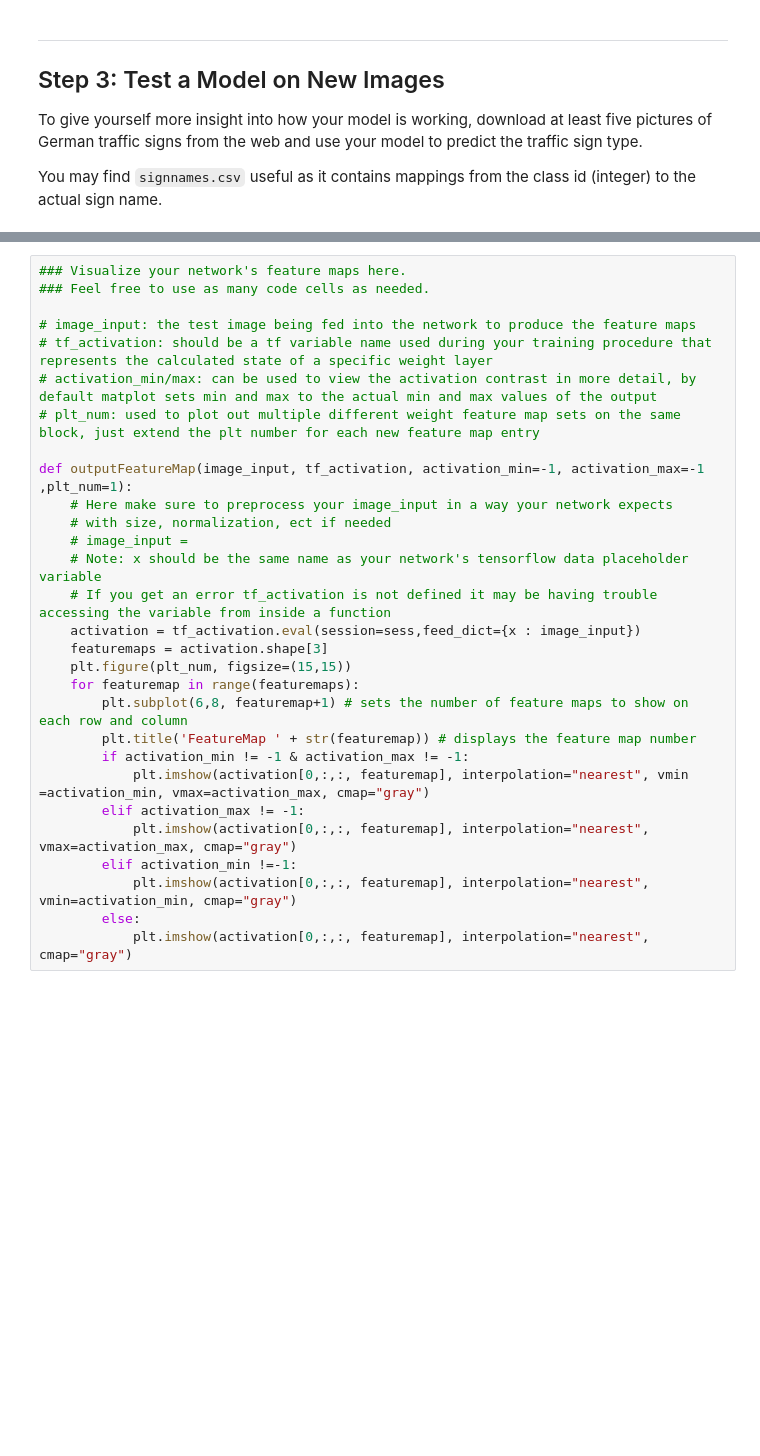
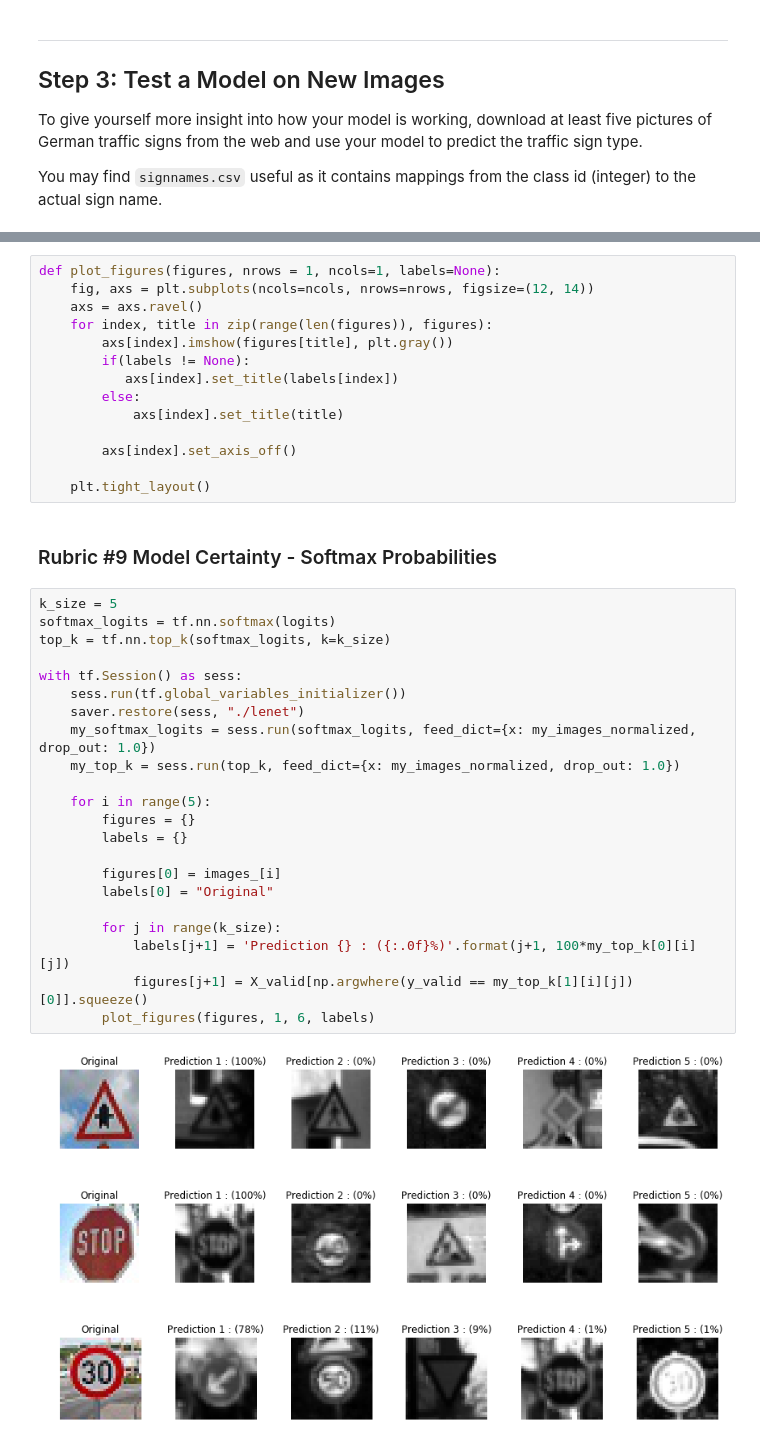
Before and after one commit to mahfuz195/CarND-Traffic-Sign-Classifier-Project, a Jupyter notebook: Traffic_Sign_Classifier.ipynb, the cells around one changed output, grey strips where cells are left out. Drawn from its saved outputs; the diff is of its cells as text; blank space fills up the shorter version.

```diff
--- a/Traffic_Sign_Classifier.ipynb
+++ b/Traffic_Sign_Classifier.ipynb
@@ -650,29 +678,42 @@ For an example of what feature map outputs look like, check out NVIDIA's results
-# %%
-### Visualize your network's feature maps here.
-### Feel free to use as many code cells as needed.
-
-# image_input: the test image being fed into the network to produce the feature maps
-# tf_activation: should be a tf variable name used during your training procedure that represents the calculated state of a specific weight layer
-# activation_min/max: can be used to view the activation contrast in more detail, by default matplot sets min and max to the actual min and max values of the output
-# plt_num: used to plot out multiple different weight feature map sets on the same block, just extend the plt number for each new feature map entry
-
-def outputFeatureMap(image_input, tf_activation, activation_min=-1, activation_max=-1 ,plt_num=1):
-    # Here make sure to preprocess your image_input in a way your network expects
-    # with size, normalization, ect if needed
-    # image_input =
-    # Note: x should be the same name as your network's tensorflow data placeholder variable
-    # If you get an error tf_activation is not defined it may be having trouble accessing the variable from inside a function
-    activation = tf_activation.eval(session=sess,feed_dict={x : image_input})
-    featuremaps = activation.shape[3]
-    plt.figure(plt_num, figsize=(15,15))
-    for featuremap in range(featuremaps):
-        plt.subplot(6,8, featuremap+1) # sets the number of feature maps to show on each row and column
-        plt.title('FeatureMap ' + str(featuremap)) # displays the feature map number
-        if activation_min != -1 & activation_max != -1:
-            plt.imshow(activation[0,:,:, featuremap], interpolation="nearest", vmin =activation_min, vmax=activation_max, cmap="gray")
-        elif activation_max != -1:
-            plt.imshow(activation[0,:,:, featuremap], interpolation="nearest", vmax=activation_max, cmap="gray")
-        elif activation_min !=-1:
-            plt.imshow(activation[0,:,:, featuremap], interpolation="nearest", vmin=activation_min, cmap="gray")
-        else:
-            plt.imshow(activation[0,:,:, featuremap], interpolation="nearest", cmap="gray")
+# %%
+def plot_figures(figures, nrows = 1, ncols=1, labels=None):
+    fig, axs = plt.subplots(ncols=ncols, nrows=nrows, figsize=(12, 14))
+    axs = axs.ravel()
+    for index, title in zip(range(len(figures)), figures):
+        axs[index].imshow(figures[title], plt.gray())
+        if(labels != None):
+           axs[index].set_title(labels[index])
+        else:
+            axs[index].set_title(title)
+
+        axs[index].set_axis_off()
+
+    plt.tight_layout()
+# %% [markdown]
+### Rubric #9 Model Certainty - Softmax Probabilities
+# %%
+k_size = 5
+softmax_logits = tf.nn.softmax(logits)
+top_k = tf.nn.top_k(softmax_logits, k=k_size)
+
+with tf.Session() as sess:
+    sess.run(tf.global_variables_initializer())
+    saver.restore(sess, "./lenet")
+    my_softmax_logits = sess.run(softmax_logits, feed_dict={x: my_images_normalized, drop_out: 1.0})
+    my_top_k = sess.run(top_k, feed_dict={x: my_images_normalized, drop_out: 1.0})
+
+    for i in range(5):
+        figures = {}
+        labels = {}
+
+        figures[0] = images_[i]
+        labels[0] = "Original"
+
+        for j in range(k_size):
+            labels[j+1] = 'Prediction {} : ({:.0f}%)'.format(j+1, 100*my_top_k[0][i][j])
+            figures[j+1] = X_valid[np.argwhere(y_valid == my_top_k[1][i][j])[0]].squeeze()
+        plot_figures(figures, 1, 6, labels)
+# %% [output]
+[figure, added]
+[figure, added]
+[figure, added]
```
Also changed, not shown: parts of 46 cells of this notebook, 9 other files.
